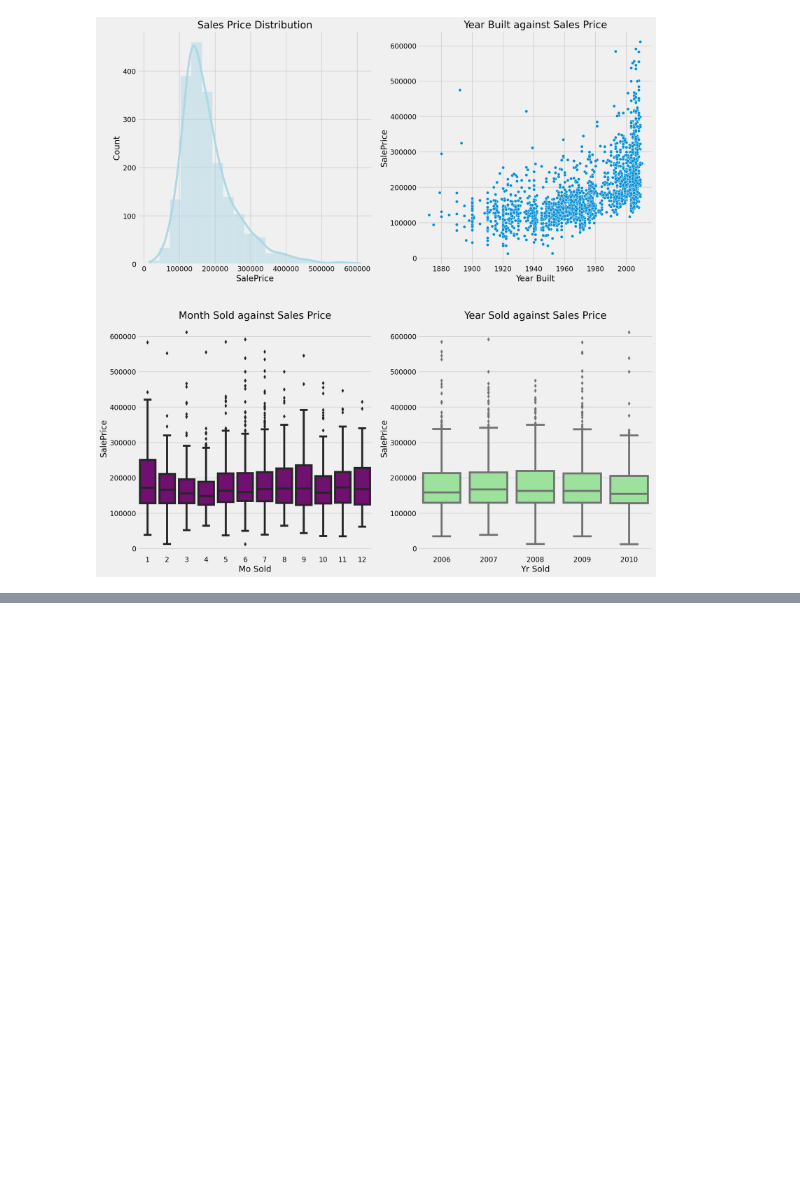
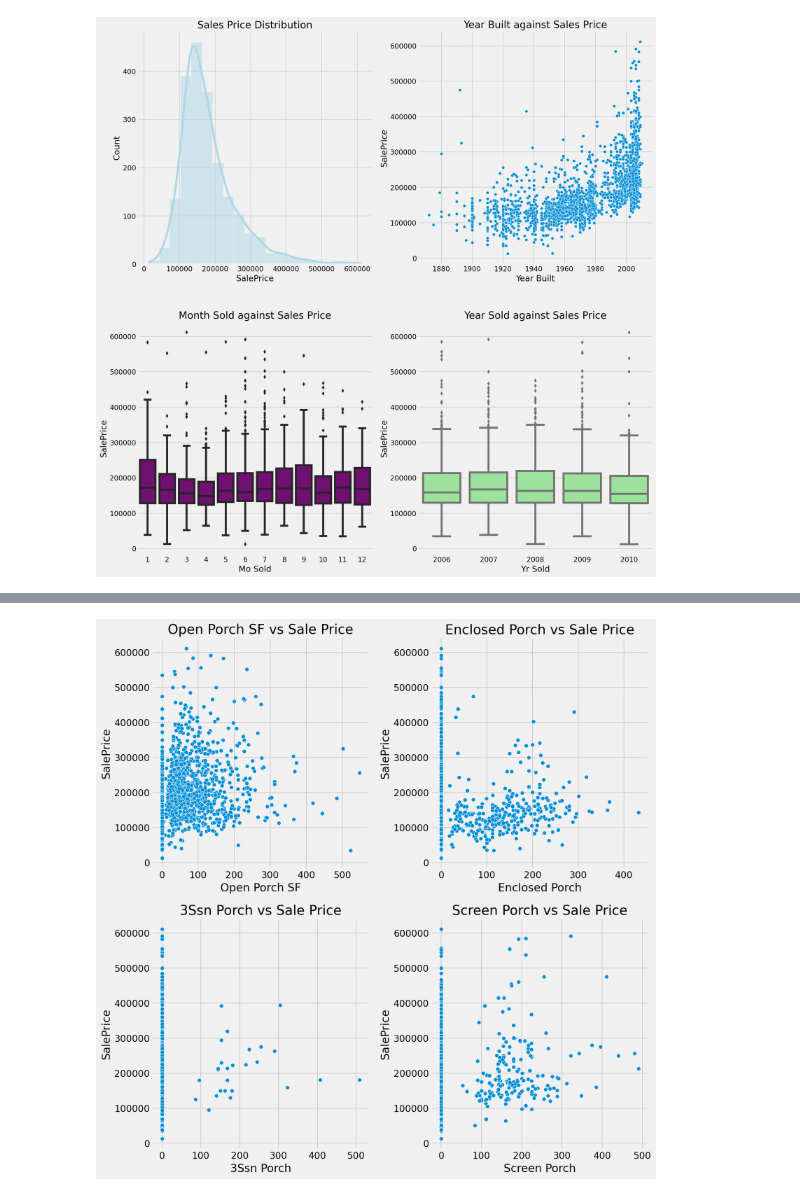
Before and after one commit to 86lekwenshiung/GA-Data-Science-Immersive-Projects, a Jupyter notebook: AMES Housing Price Prediction(P2)/AMES Housing Datasets.ipynb, the cells around one changed output, grey strips where cells are left out. Drawn from its saved outputs; the diff is of its cells as text; code cells hidden in the pictures; blank space fills up the shorter version.

```diff
--- a/AMES Housing Price Prediction(P2)/AMES Housing Datasets.ipynb
+++ b/AMES Housing Price Prediction(P2)/AMES Housing Datasets.ipynb
@@ -291,0 +345,8 @@ df_train['Misc Feature'].value_counts().plot()
+# %%
+porch_list  = [porch for porch in df_train if 'Porch'in porch]
+porch_list
+
+plt.figure(figsize = (12,12))
+EDA_subplot(2 , 2 , porch_list , df_train)
+# %% [output]
+[figure, added]
```
Also changed, not shown: parts of 19 cells of this notebook.
